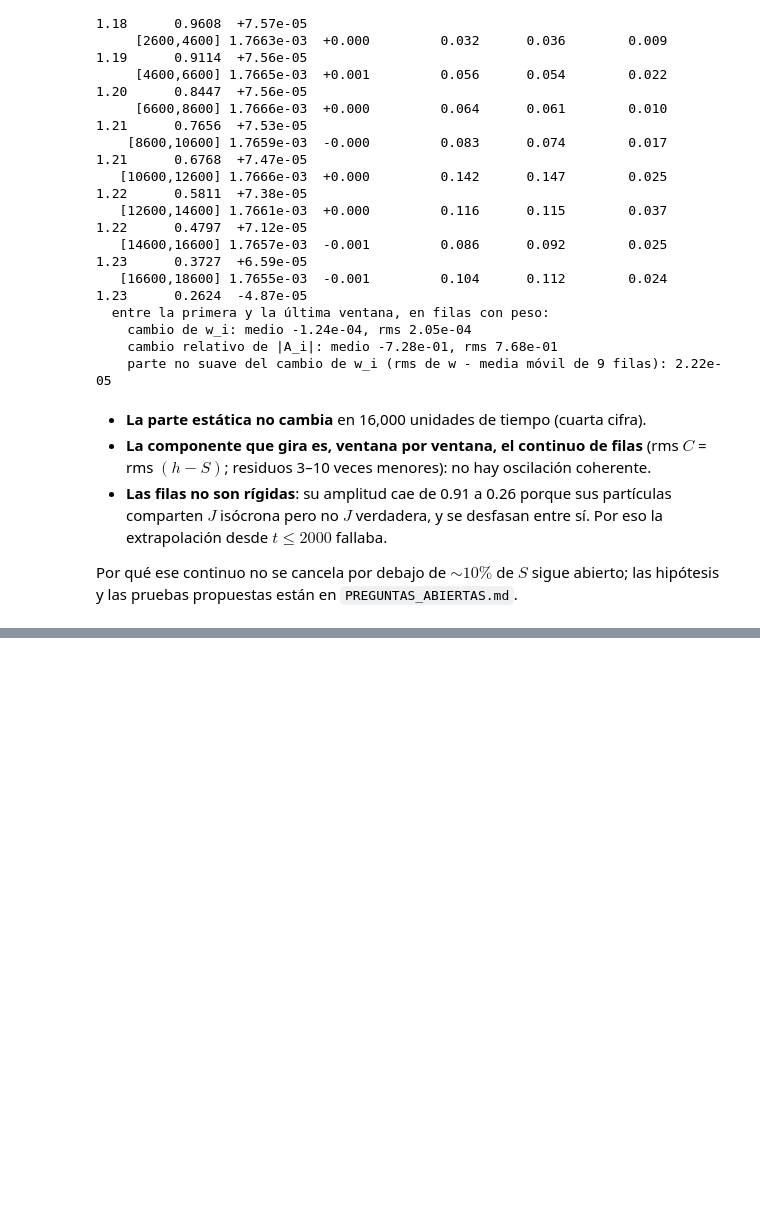
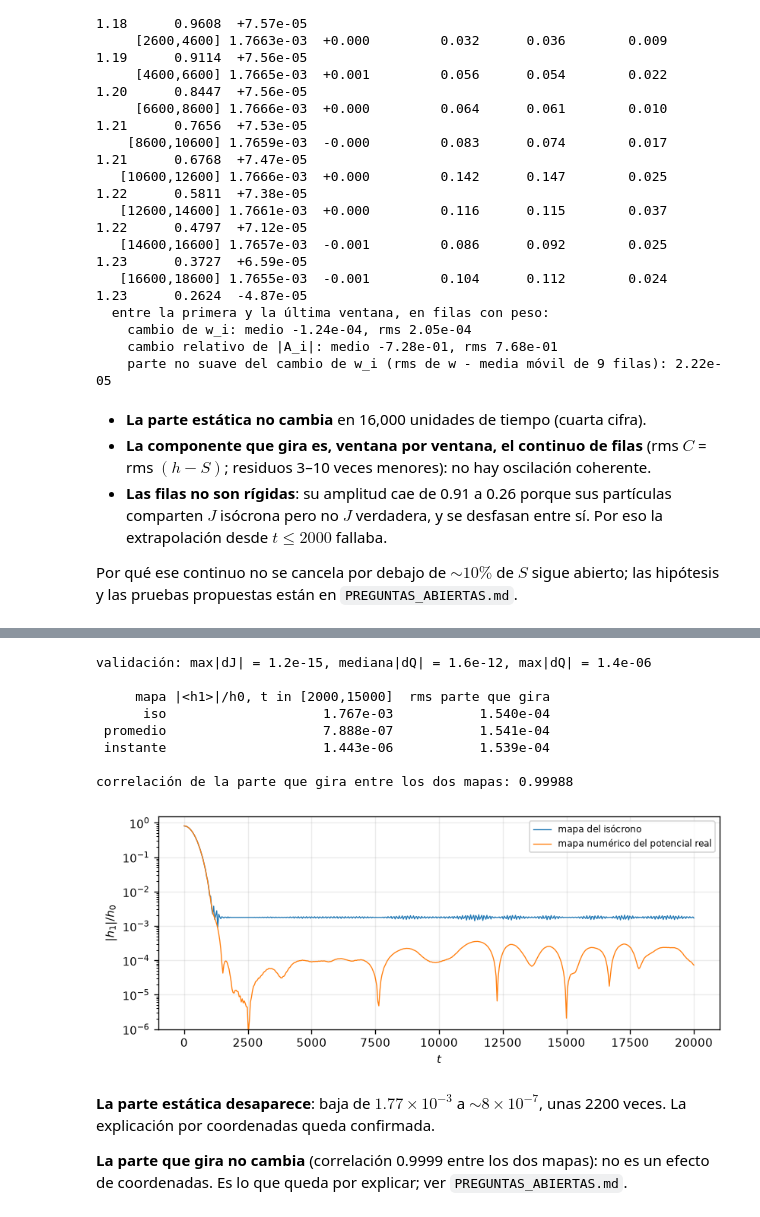
Before and after one commit to erjive/vlasov-poisson_PIC, a Jupyter notebook: paper_runs/notebooks/selfgrav_mixing.ipynb, the cells around one changed output, grey strips where cells are left out. Drawn from its saved outputs; the diff is of its cells as text; code cells hidden in the pictures; blank space fills up the shorter version.

```diff
--- a/paper_runs/notebooks/selfgrav_mixing.ipynb
+++ b/paper_runs/notebooks/selfgrav_mixing.ipynb
@@ -371,0 +381,42 @@ hipótesis y las pruebas propuestas están en `PREGUNTAS_ABIERTAS.md`.
+# %%
+from aa_numerico import MapaAA, phi_iso
+# Validación: sin potencial propio, el mapa numérico reproduce el analítico.
+f = h5py.File(os.path.join(DATA, 'long_fino_nosg', 'vlasov_output.h5'))
+s = sorted([k for k in f if k.startswith('step_')])[250]
+r, p = f[s]['r_part'][:], f[s]['p_part'][:]
+Qa, Ja = rp_to_QJ(r, p); Qn, Jn, _ = MapaAA()(r, p)
+dQ = np.abs(np.angle(np.exp(1j*(Qn - Qa))))
+print(f'validación: max|dJ| = {np.max(np.abs(Jn-Ja)):.1e}, mediana|dQ| = {np.median(dQ):.1e}, max|dQ| = {dQ.max():.1e}')
+
+d = np.load(os.path.join(DATA, 'long20k_snap', 'aa_meseta.npz'))
+t = d['t']
+rms = lambda x: np.sqrt(np.mean(np.abs(x)**2))
+print(f"\n{'mapa':>9} {'|<h1>|/h0, t in [2000,15000]':>28} {'rms parte que gira':>19}")
+for k in ('iso', 'promedio', 'instante'):
+    v = (t >= 2000) & (t <= 15000); z = d[f'h1_{k}'][v]
+    print(f'{k:>9} {abs(z.mean()):>28.3e} {rms(z - z.mean()):>19.3e}')
+v = t >= 2000
+Ri = d['h1_iso'][v] - d['h1_iso'][v].mean(); Rn = d['h1_promedio'][v] - d['h1_promedio'][v].mean()
+print(f'\ncorrelación de la parte que gira entre los dos mapas: '
+      f'{abs(np.vdot(Ri, Rn))/np.linalg.norm(Ri)/np.linalg.norm(Rn):.5f}')
+fig, ax = plt.subplots(figsize=(7, 3))
+ax.semilogy(t, np.abs(d['h1_iso']), lw=.8, label='mapa del isócrono')
+ax.semilogy(t, np.abs(d['h1_promedio']), lw=.8, label='mapa numérico del potencial real')
+ax.set_ylim(1e-6, 1.5); ax.set_xlabel('$t$'); ax.set_ylabel('$|h_1|/h_0$'); ax.legend(fontsize=7)
+fig.tight_layout()
+# %% [output]
+validación: max|dJ| = 1.2e-15, mediana|dQ| = 1.6e-12, max|dQ| = 1.4e-06
+
+     mapa |<h1>|/h0, t in [2000,15000]  rms parte que gira
+      iso                    1.767e-03           1.540e-04
+ promedio                    7.888e-07           1.541e-04
+ instante                    1.443e-06           1.539e-04
+
+correlación de la parte que gira entre los dos mapas: 0.99988
+[figure, added]
+# %% [markdown]
+**La parte estática desaparece**: baja de $1.77\times10^{-3}$ a $\sim8\times10^{-7}$, unas
+2200 veces. La explicación por coordenadas queda confirmada.
+
+**La parte que gira no cambia** (correlación 0.9999 entre los dos mapas): no es un
+efecto de coordenadas. Es lo que queda por explicar; ver `PREGUNTAS_ABIERTAS.md`.
```
Also changed, not shown: parts of 2 cells of this notebook, 8 other files.
